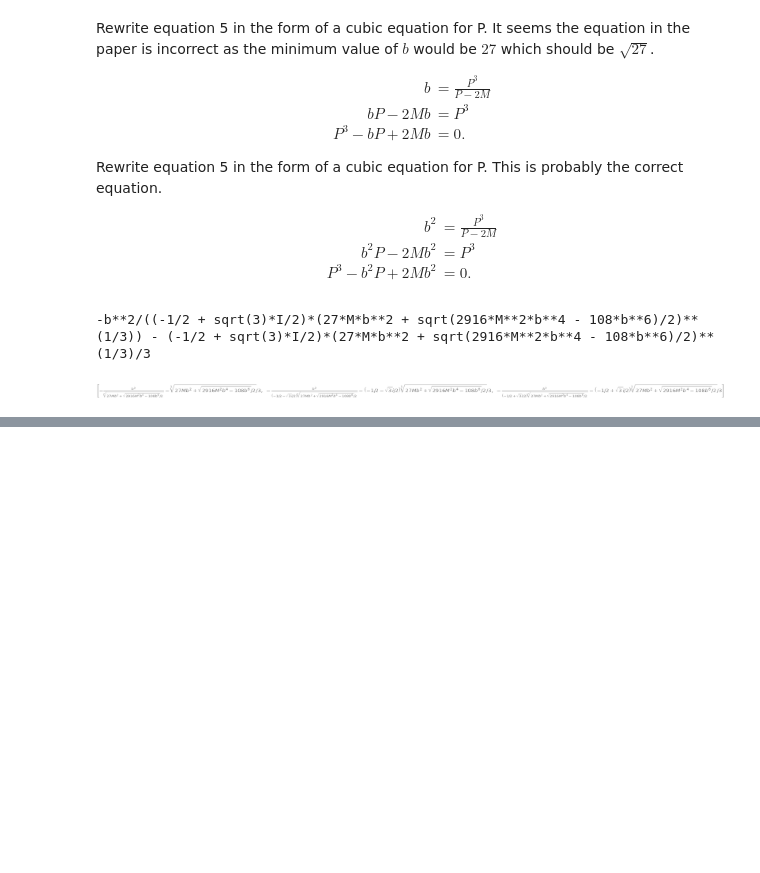
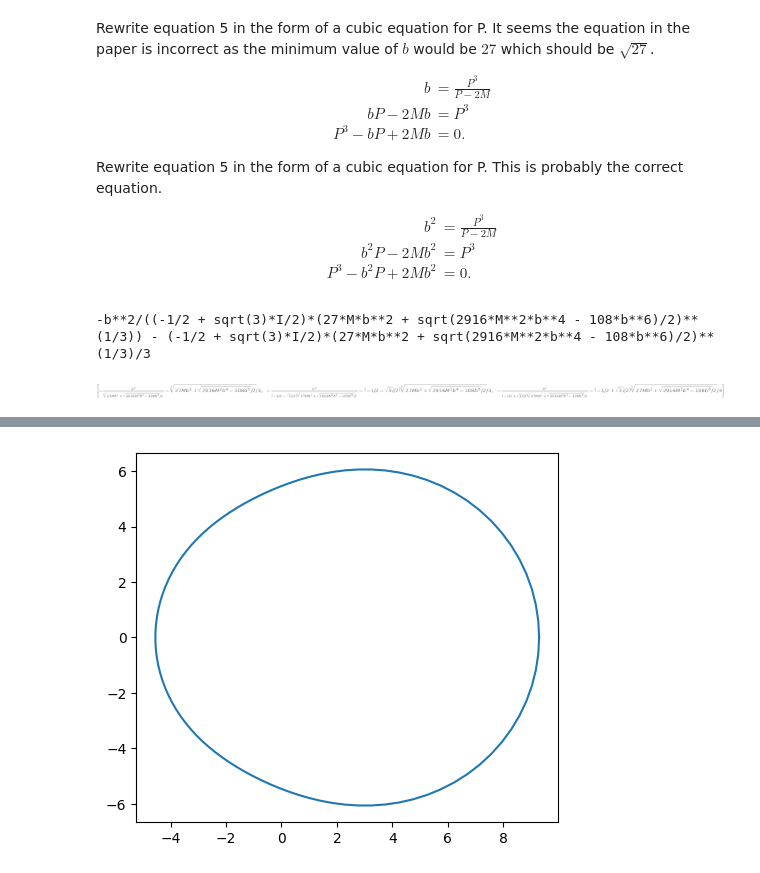
Before and after one commit to jessecrans/bh-raytracer, a Jupyter notebook: luminet-paper.ipynb, the cells around one changed output, grey strips where cells are left out. Cells and saved outputs as stored; diff of their text form; code cells hidden in the pictures; blank space fills up the shorter version.

```diff
--- a/luminet-paper.ipynb
+++ b/luminet-paper.ipynb
@@ -19,8 +20,6 @@ $$\gamma = \arccos\left(\frac{\cos\left(\alpha\right)}{\sqrt{\cos\left(\alpha\ri
 </center>
 # %%
 def _gamma(alpha, theta):
-    alpha, theta = np.deg2rad(alpha), np.deg2rad(theta)
-
     if theta == 0:
         return np.pi/2 # avoid undefined behavior
 
@@ -32,8 +31,6 @@ def _gamma(alpha, theta):
 
 def _radius(P, alpha, theta, debug=False):
     assert P >= 3 * M, "Closest approach must be greater than 3*M."
-
-    alpha, theta = np.deg2rad(alpha), np.deg2rad(theta)
 
     Q = np.emath.sqrt((P - 2 * M) * (P + 6 * M))
     gamma = _gamma(alpha, theta)
@@ -61,7 +58,9 @@ def _radius(P, alpha, theta, debug=False):
         print(f"u: {u}")
         print(f"sn: {sn}")
 
-    return 1 / (-term_1 + term_2 * sn**2)
+    radius = 1 / (-term_1 + term_2 * sn**2)
+
+    return radius
 
 
 def _impact_parameter(P):
@@ -221,3 +220,21 @@ plt.show()
-# %%
-def get_radius(b, alpha, theta):
-    ...
+# %%
+fig, ax = plt.subplots()
+ax.set_aspect("equal", "box")
+
+def get_radius(b, alpha, theta):
+    P = P3(b, M)
+
+    return _radius(P, alpha, theta)
+
+b = 6
+alpha_array = np.linspace(0, 2*np.pi, 100)
+theta = np.pi/4
+
+radius_array = [get_radius(b, alpha, theta) for alpha in alpha_array]
+
+x, y = radius_array * np.cos(alpha_array), radius_array * np.sin(alpha_array)
+
+plt.plot(x, y)
+plt.show()
+# %% [output]
+[figure, added]
```
Also changed, not shown: parts of 5 cells of this notebook.
